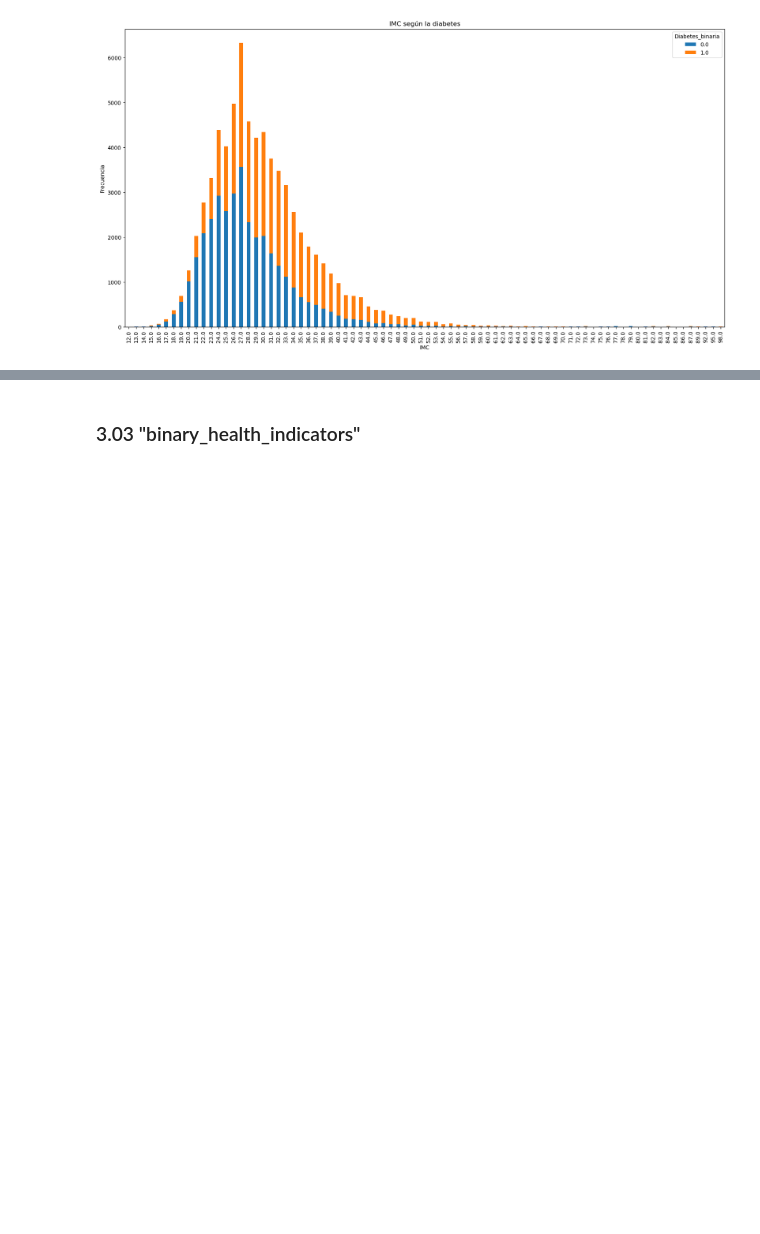
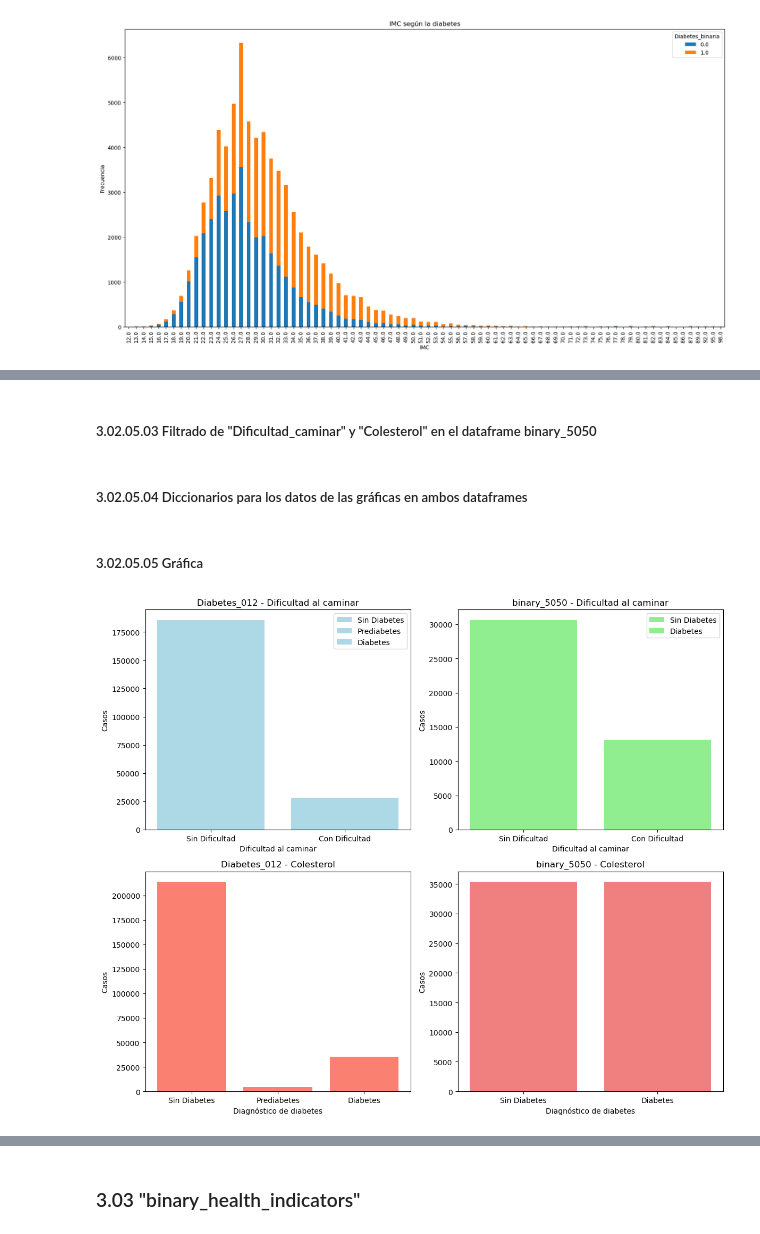
Before and after one commit to alexia-gm/Diabetes, a Jupyter notebook: prediccion_diabetes_doc.ipynb, the cells around one changed output, grey strips where cells are left out. Saved outputs shown, nothing was run; the diff lists cells and outputs as text; code cells hidden in the pictures; blank space fills up the shorter version.

Commit message:
Comparativas entre dataframes 1 y 2.

```diff
--- a/prediccion_diabetes_doc.ipynb
+++ b/prediccion_diabetes_doc.ipynb
@@ -795,0 +845,62 @@ plt.show()
+# %% [markdown]
+##### 3.02.05.03 Filtrado de "Dificultad_caminar" y "Colesterol" en el dataframe binary_5050
+# %%
+dificultad_sin_diabetes_binary_5050 = binary_5050[binary_5050['Diabetes_binaria'] == 0]['Dificultad_caminar'].value_counts().reindex([0, 1], fill_value = 0).tolist()
+dificultad_con_diabetes_binary_5050 = binary_5050[binary_5050['Diabetes_binaria'] == 1]['Dificultad_caminar'].value_counts().reindex([0, 1], fill_value = 0).tolist()
+
+colesterol_sin_diabetes_binary_5050 = binary_5050[binary_5050['Diabetes_binaria'] == 0]['Colesterol'].value_counts().sum()
+colesterol_con_diabetes_binary_5050 = binary_5050[binary_5050['Diabetes_binaria'] == 1]['Colesterol'].value_counts().sum()
+# %% [markdown]
+##### 3.02.05.04 Diccionarios para los datos de las gráficas en ambos dataframes
+# %%
+datos_diabetes_012 = {
+    'Dificultad_caminar': dificultad_sin_diabetes_012 + dificultad_prediabetes_012 + dificultad_con_diabetes_012,
+    'Colesterol': [colesterol_sin_diabetes_012, colesterol_prediabetes_012, colesterol_con_diabetes_012]
+}
+
+datos_binary_5050 = {
+    'Dificultad_caminar': dificultad_sin_diabetes_binary_5050 + dificultad_con_diabetes_binary_5050,
+    'Colesterol': [colesterol_sin_diabetes_binary_5050, colesterol_con_diabetes_binary_5050]
+}
+# %% [markdown]
+##### 3.02.05.05 Gráfica
+# %%
+fig, axs = plt.subplots(2, 2, figsize = (12, 10))
+
+# Dificultad_caminar diabetes_012
+categorias_dificultad_012 = ['Sin Dificultad', 'Con Dificultad']
+axs[0, 0].bar(categorias_dificultad_012, datos_diabetes_012['Dificultad_caminar'][: 2], color = 'lightblue', label = 'Sin Diabetes')
+axs[0, 0].bar(categorias_dificultad_012, datos_diabetes_012['Dificultad_caminar'][2: 4], color = 'lightblue', label = 'Prediabetes')
+axs[0, 0].bar(categorias_dificultad_012, datos_diabetes_012['Dificultad_caminar'][4:], color = 'lightblue', label = 'Diabetes')
+axs[0, 0].set_title('Diabetes_012 - Dificultad al caminar')
+axs[0, 0].set_ylabel('Casos')
+axs[0, 0].set_xlabel('Dificultad al caminar')
+axs[0, 0].legend()
+
+# Dificultad_caminar binary_5050
+categorias_dificultad_binary_5050 = ['Sin Dificultad', 'Con Dificultad']
+axs[0, 1].bar(categorias_dificultad_binary_5050, datos_binary_5050['Dificultad_caminar'][: 2], color = 'lightgreen', label = 'Sin Diabetes')
+axs[0, 1].bar(categorias_dificultad_binary_5050, datos_binary_5050['Dificultad_caminar'][2:], color = 'lightgreen', label = 'Diabetes')
+axs[0, 1].set_title('binary_5050 - Dificultad al caminar')
+axs[0, 1].set_ylabel('Casos')
+axs[0, 1].set_xlabel('Dificultad al caminar')
+axs[0, 1].legend()
+
+# Colesterol diabetes_012
+etiquetas_diabetes_012 = ['Sin Diabetes', 'Prediabetes', 'Diabetes']
+axs[1, 0].bar(etiquetas_diabetes_012, datos_diabetes_012['Colesterol'], color = 'salmon')
+axs[1, 0].set_title('Diabetes_012 - Colesterol')
+axs[1, 0].set_ylabel('Casos')
+axs[1, 0].set_xlabel('Diagnóstico de diabetes')
+
+# Colesterol binary_5050
+etiquetas_diabetes_binary_5050 = ['Sin Diabetes', 'Diabetes']
+axs[1, 1].bar(etiquetas_diabetes_binary_5050, datos_binary_5050['Colesterol'], color = 'lightcoral')
+axs[1, 1].set_title('binary_5050 - Colesterol')
+axs[1, 1].set_ylabel('Casos')
+axs[1, 1].set_xlabel('Diagnóstico de diabetes')
+
+plt.tight_layout()
+plt.show()
+# %% [output]
+[figure, added]
```
Also changed, not shown: parts of 7 cells of this notebook.
